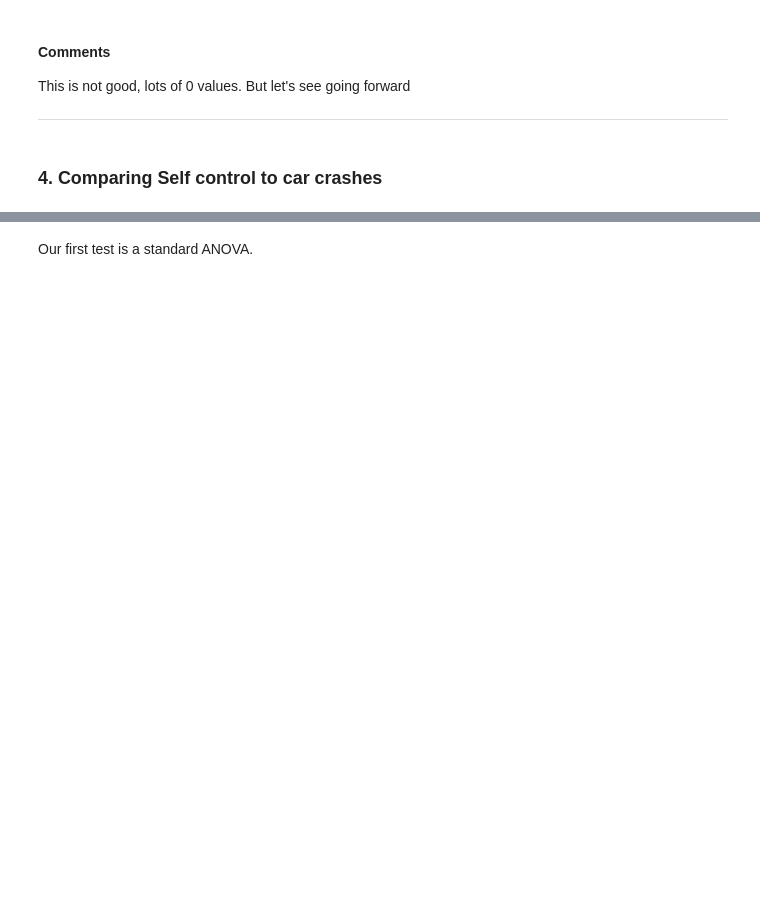
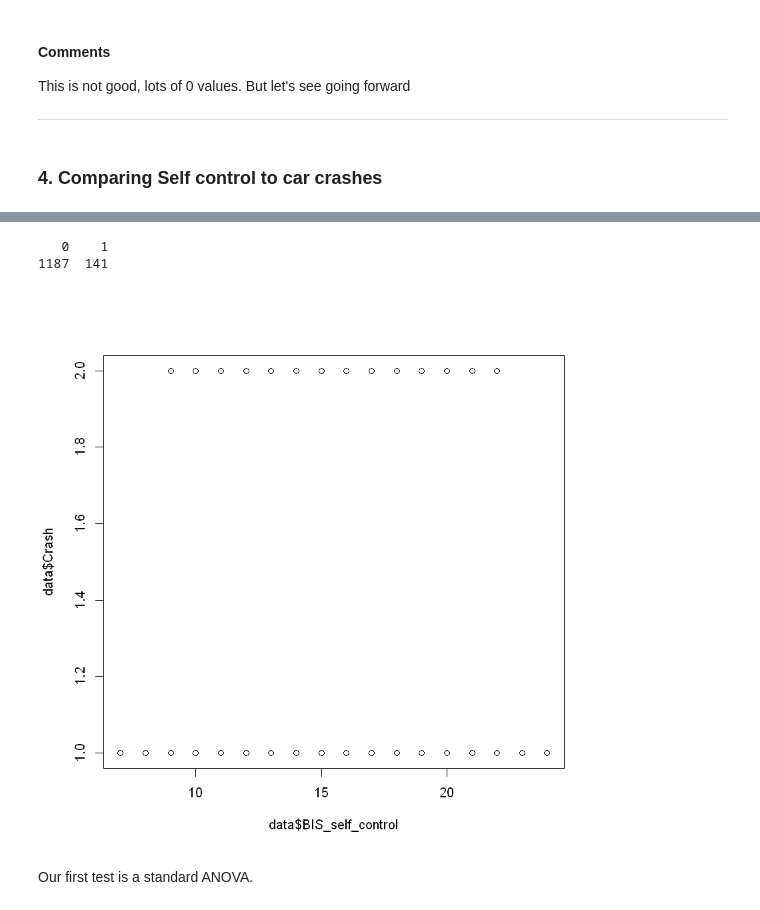
Before and after one commit to FMCumhaill/Risk-Lab-Dublin-Science-Gallery-, a Jupyter notebook: BIS Self Control Verse Car Crashes .ipynb, the cells around one changed output, grey strips where cells are left out. Cells and saved outputs as stored; diff of their text form; code cells hidden in the pictures; blank space fills up the shorter version.

```diff
--- a/BIS Self Control Verse Car Crashes .ipynb
+++ b/BIS Self Control Verse Car Crashes .ipynb
@@ -81,11 +90,19 @@ It's important to note here that we have shockly uneven sample size.
 # %%
-#Create new varible in the dataframe called crash, and recode varibles
 data["Crash"] <- 0
-data$Crash[data$HOW_MANY_COLLISIONS_LAST_TWO_YEARS == "0"] <- "0"
-data$Crash[data$HOW_MANY_COLLISIONS_LAST_TWO_YEARS == "1"] <- "1"
-data$Crash[data$HOW_MANY_COLLISIONS_LAST_TWO_YEARS == "2"] <- "1"
-data$Crash[data$HOW_MANY_COLLISIONS_LAST_TWO_YEARS == "3"] <- "1"
-data$Crash[data$HOW_MANY_COLLISIONS_LAST_TWO_YEARS == "4"] <- "1"
+data$Crash[data$HOW_MANY_COLLISIONS_LAST_TWO_YEARS == "0"] <- 0
+data$Crash[data$HOW_MANY_COLLISIONS_LAST_TWO_YEARS == "1"] <- 1
+data$Crash[data$HOW_MANY_COLLISIONS_LAST_TWO_YEARS == "2"] <- 1
+data$Crash[data$HOW_MANY_COLLISIONS_LAST_TWO_YEARS == "3"] <- 1
+data$Crash[data$HOW_MANY_COLLISIONS_LAST_TWO_YEARS == "4"] <- 1
+data$Crash <- factor(data$Crash)
+table(data$Crash)
+# %% [output]
+   0    1
+1187  141
+# %%
+plot(data$BIS_self_control,data$Crash)
+# %% [output]
+[figure, added]
 # %% [markdown]
 Our first test is a standard ANOVA.
 # %%
```
Also changed, not shown: parts of 19 cells of this notebook, 9 other files.
